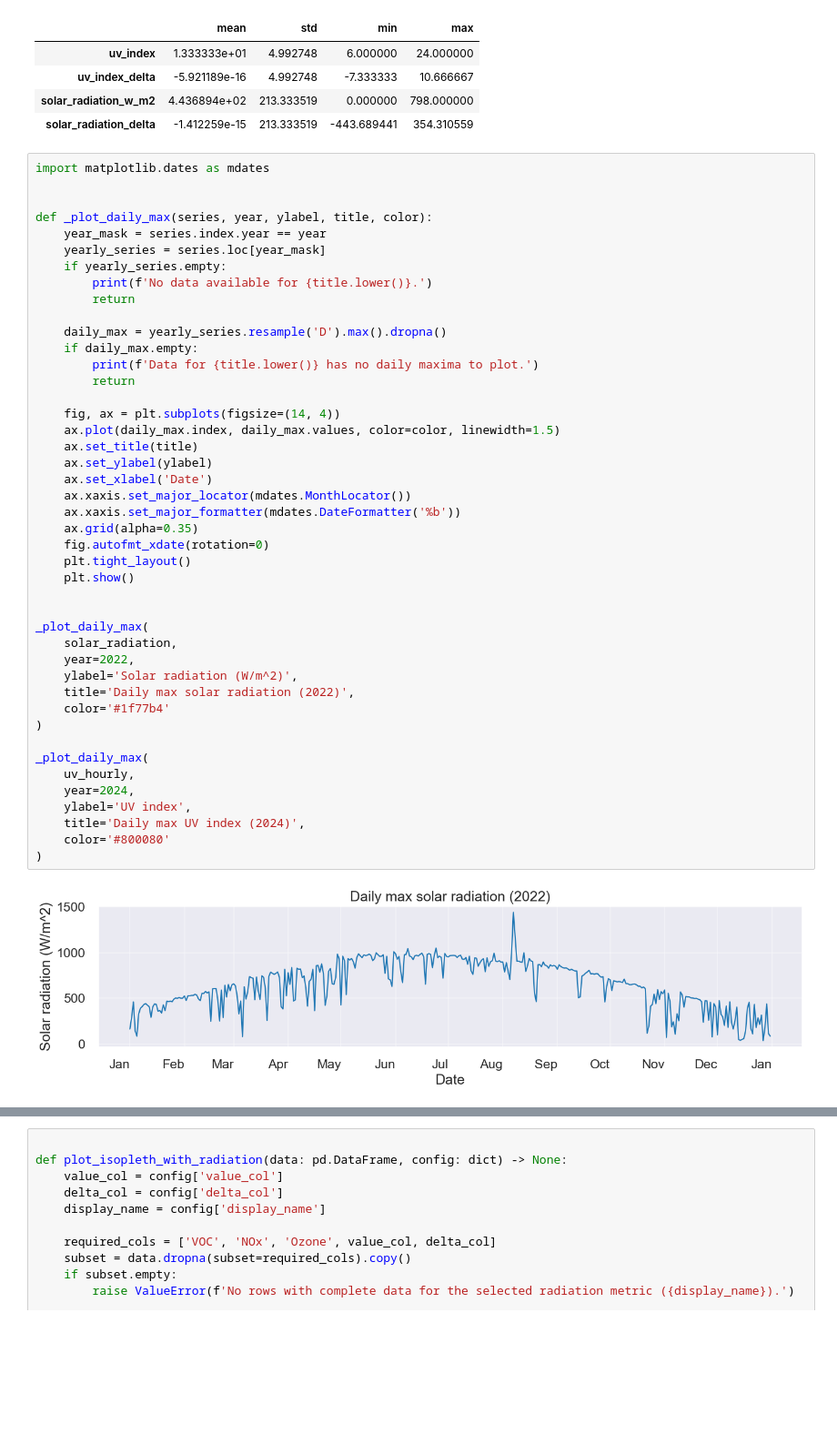
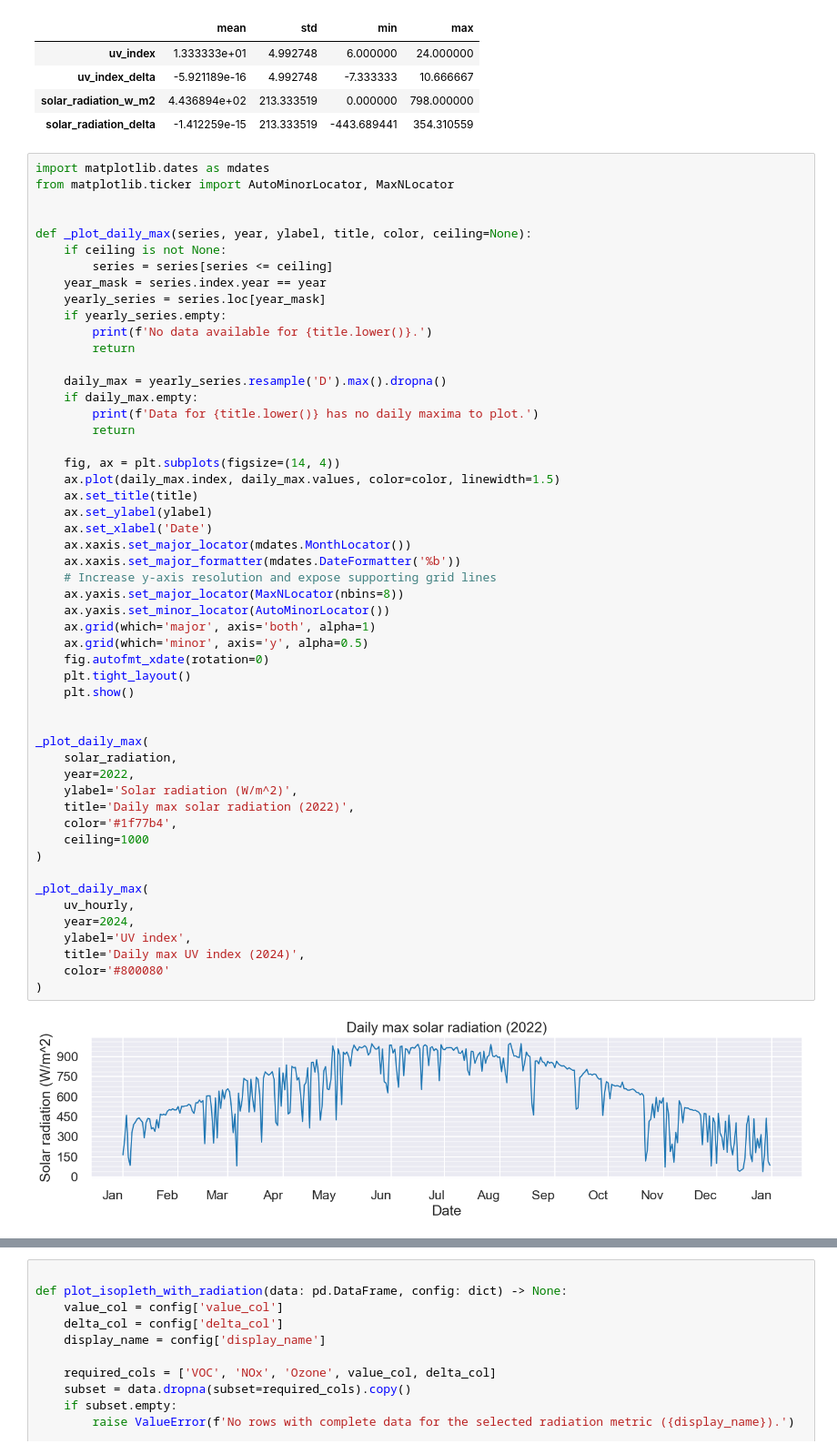
Before and after one commit to isaa-sudweeks/Isopleths, a Jupyter notebook: Notebooks/No_Smoke_Max_Fall.ipynb, the cells around one changed output, grey strips where cells are left out. Shown at 91% size. Drawn from its saved outputs; the diff is of its cells as text; blank space fills up the shorter version.

Commit message:
Refactor `No_Smoke_Max_Fall.ipynb` to enhance plot functionality, including ceiling parameter addition and improved axis resolution/grid visuals.

```diff
--- a/Notebooks/No_Smoke_Max_Fall.ipynb
+++ b/Notebooks/No_Smoke_Max_Fall.ipynb
@@ -177,9 +177,12 @@ summary_stats
 | solar_radiation_delta | -1.412259e-15 | 213.333519 | -443.689441 | 354.310559 |
 # %%
 import matplotlib.dates as mdates
+from matplotlib.ticker import AutoMinorLocator, MaxNLocator
 
 
-def _plot_daily_max(series, year, ylabel, title, color):
+def _plot_daily_max(series, year, ylabel, title, color, ceiling=None):
+    if ceiling is not None:
+        series = series[series <= ceiling]
     year_mask = series.index.year == year
     yearly_series = series.loc[year_mask]
     if yearly_series.empty:
@@ -191,33 +194,38 @@ def _plot_daily_max(series, year, ylabel, title, color):
         print(f'Data for {title.lower()} has no daily maxima to plot.')
         return
 
     fig, ax = plt.subplots(figsize=(14, 4))
     ax.plot(daily_max.index, daily_max.values, color=color, linewidth=1.5)
     ax.set_title(title)
     ax.set_ylabel(ylabel)
     ax.set_xlabel('Date')
     ax.xaxis.set_major_locator(mdates.MonthLocator())
     ax.xaxis.set_major_formatter(mdates.DateFormatter('%b'))
-    ax.grid(alpha=0.35)
+    # Increase y-axis resolution and expose supporting grid lines
+    ax.yaxis.set_major_locator(MaxNLocator(nbins=8))
+    ax.yaxis.set_minor_locator(AutoMinorLocator())
+    ax.grid(which='major', axis='both', alpha=1)
+    ax.grid(which='minor', axis='y', alpha=0.5)
     fig.autofmt_xdate(rotation=0)
     plt.tight_layout()
     plt.show()
 
 
 _plot_daily_max(
     solar_radiation,
     year=2022,
     ylabel='Solar radiation (W/m^2)',
     title='Daily max solar radiation (2022)',
-    color='#1f77b4'
+    color='#1f77b4',
+    ceiling=1000
 )
 
 _plot_daily_max(
     uv_hourly,
     year=2024,
     ylabel='UV index',
     title='Daily max UV index (2024)',
     color='#800080'
 )
 # %% [output]
-[figure, old version]
+[figure, new version]
```
Also changed, not shown: parts of 1 cell of this notebook.
